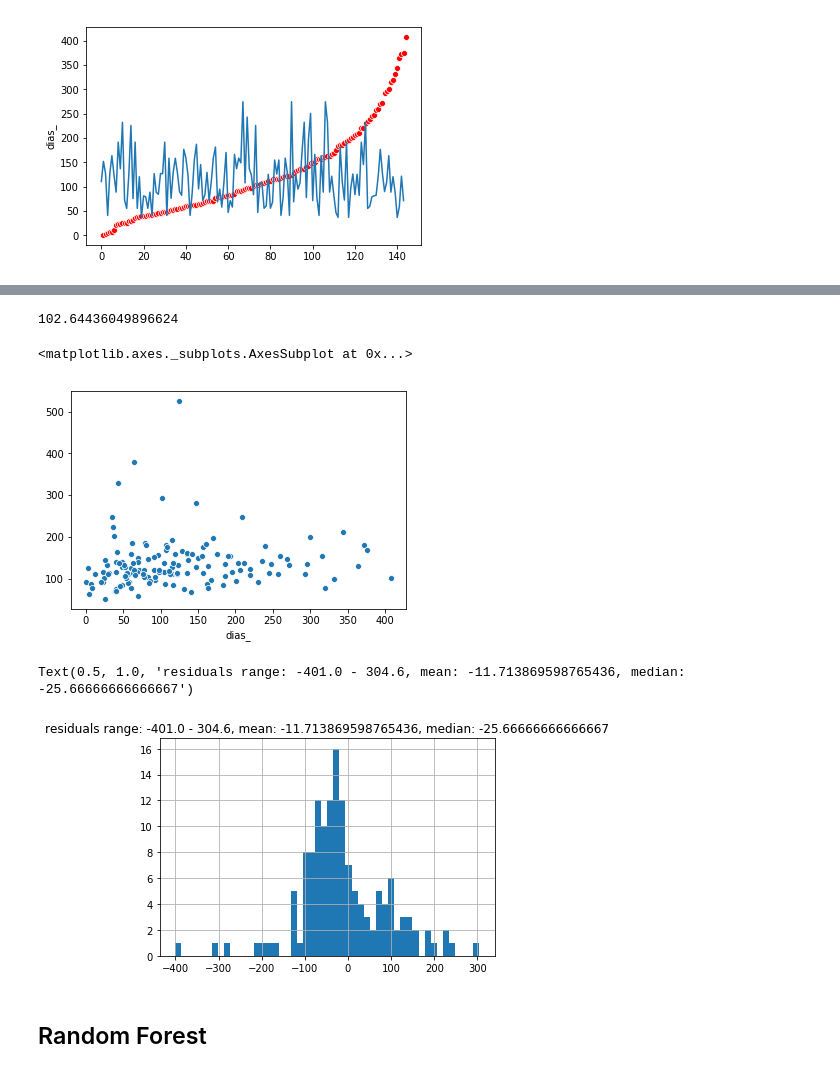
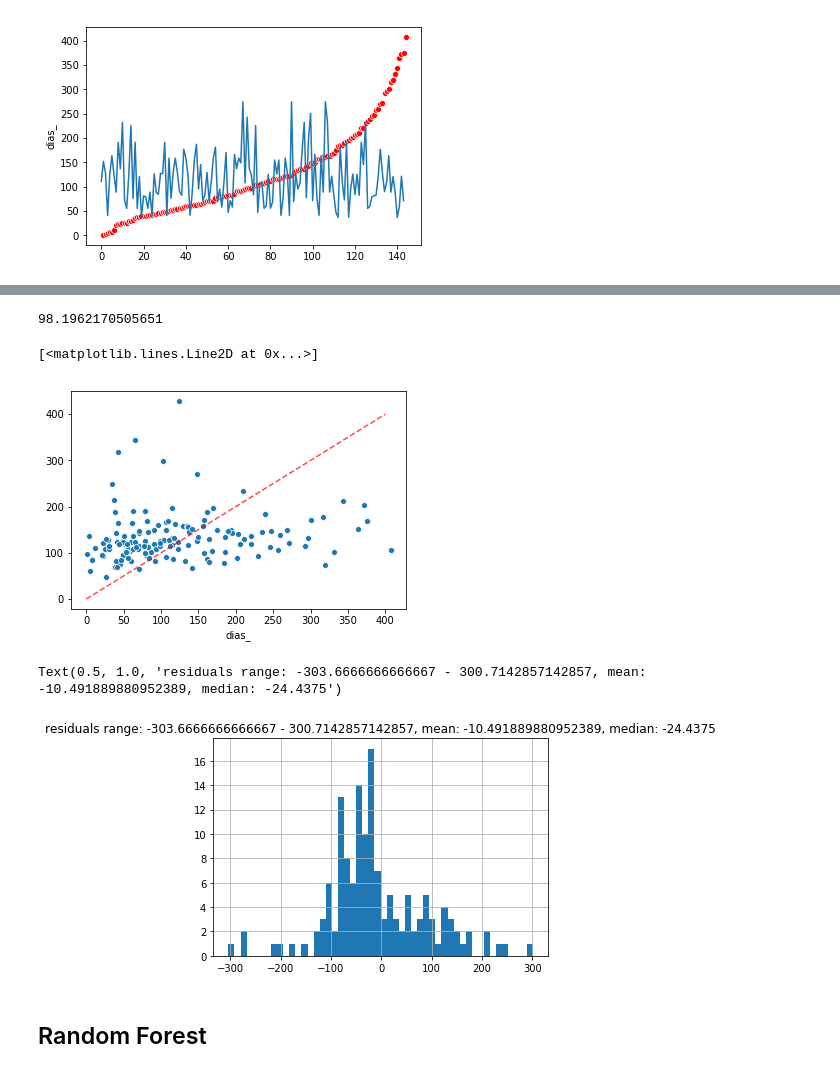
Before and after one commit to ilcarbo/robo_autos, a Jupyter notebook: tiempo_recu_final.ipynb, the cells around one changed output, grey strips where cells are left out. Saved outputs shown, nothing was run; the diff lists cells and outputs as text; code cells hidden in the pictures.

```diff
--- a/tiempo_recu_final.ipynb
+++ b/tiempo_recu_final.ipynb
@@ -516,7 +542,7 @@ plt.plot(clf.predict(Xtest_df.iloc[:,:-1]))
 from sklearn.ensemble import AdaBoostRegressor
 # %%
 # "Boostear" el árbol generado previamente utilizando un modelo de ensemble --> AdaBoost
-#regr_2 = AdaBoostRegressor(tree.DecisionTreeRegressor(criterion= 'mse', min_samples_leaf= 4, min_samples_split= 10), n_estimators=350)
+regr_2 = AdaBoostRegressor(tree.DecisionTreeRegressor(criterion= 'mse', min_samples_leaf= 4, min_samples_split= 10), n_estimators=350)
 #regr_2 = AdaBoostRegressor(tree.DecisionTreeRegressor(criterion= 'mse', max_depth=4, min_samples_leaf= 4), n_estimators=5000, learning_rate=0.05)
 
 # Ver bien, criterion quantile
@@ -532,13 +571,14 @@ ada_y = regr_2.predict(Xtest_scal)
 # Calculo el RMSE
 np.sqrt(metrics.mean_squared_error(ytest, ada_y))
 # %% [output]
-102.64436049896624
+98.1962170505651
 # %%
 # Ver como es la comparación de los datos de predicción con los datos de test
 sns.scatterplot(ytest, ada_y)
+plt.plot((0,400), (0,400), '--', color= 'r', alpha= 0.7)
 # %% [output]
-<matplotlib.axes._subplots.AxesSubplot at 0x...>
+[<matplotlib.lines.Line2D at 0x...>]
-[figure, old version]
+[figure, new version]
 # %%
 # ver cómo es la distribución de los residuales
 # si la predicción es buena deberían tener una distribución aproximadamente normal centrada en 0
@@ -546,8 +586,8 @@ diff = ytest - ada_y
 diff.hist(bins= 50)
 plt.title(f'residuals range: {min(diff)} - {max(diff)}, mean: {np.mean(diff)}, median: {np.median(diff)}')
 # %% [output]
-Text(0.5, 1.0, 'residuals range: -401.0 - 304.6, mean: -11.713869598765436, median: -25.66666666666667')
+Text(0.5, 1.0, 'residuals range: -303.6666666666667 - 300.7142857142857, mean: -10.491889880952389, median: -24.4375')
-[figure, old version]
+[figure, new version]
 # %% [markdown]
 ## Random Forest
 # %%
```
Also changed, not shown: parts of 39 cells of this notebook, 3 other files.
